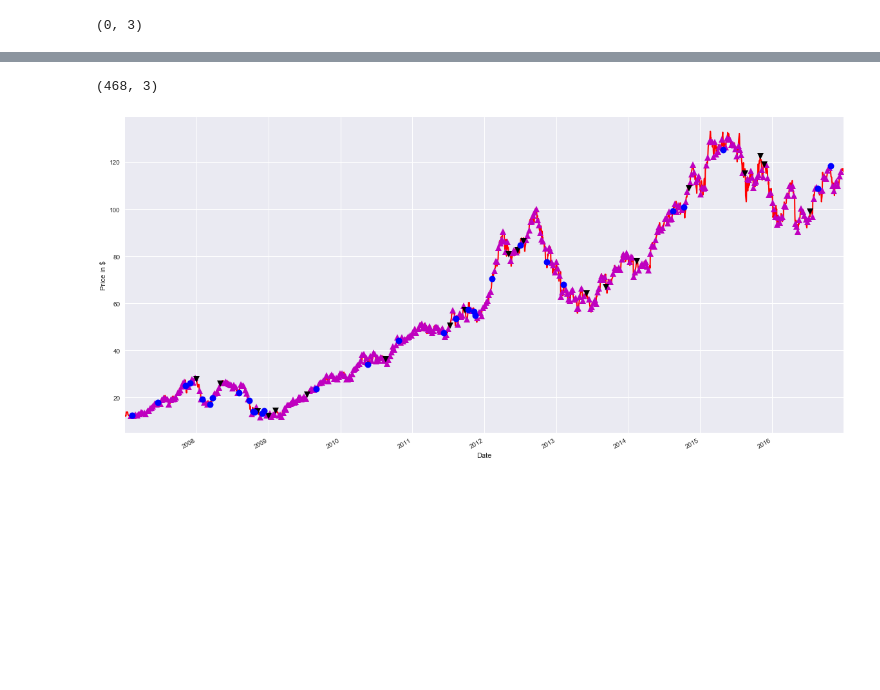
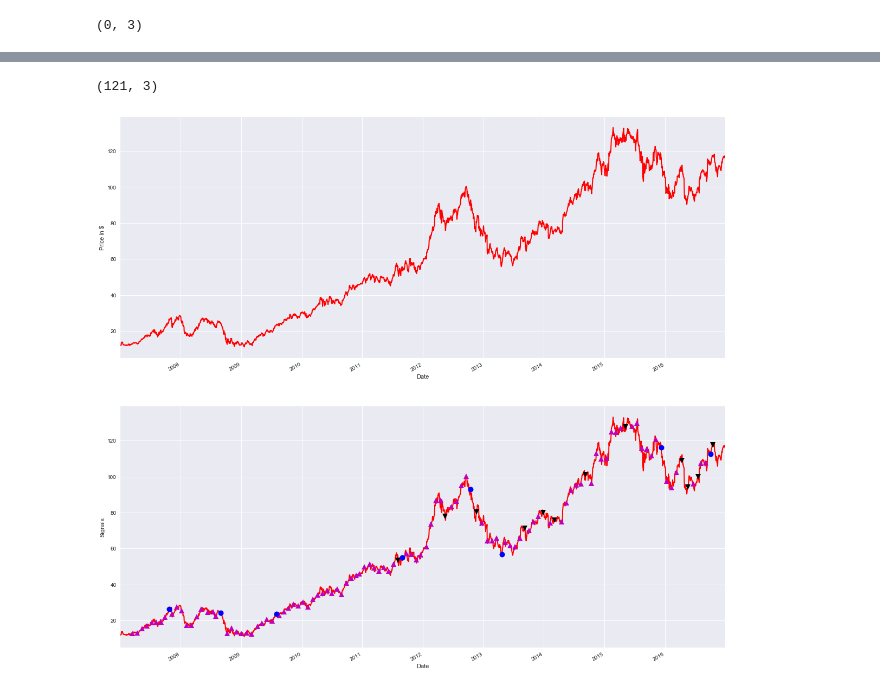
Before and after one commit to minimalgeek/DeepLearning, a Jupyter notebook: Stock/02_deep_q_network.ipynb, the cells around one changed output, grey strips where cells are left out. Cells and saved outputs as stored; diff of their text form; code cells hidden in the pictures; blank space fills up the shorter version.

```diff
--- a/Stock/02_deep_q_network.ipynb
+++ b/Stock/02_deep_q_network.ipynb
@@ -28,15 +28,15 @@ SKIP = 'skip'
 
 class Environment:
 
-    min_days_to_hold = 5
-    max_days_to_hold = 10
+    min_days_to_hold = 10
+    max_days_to_hold = 30
 
     def __init__(self,
                  ticker,
                  initial_deposit = 100000,
                  from_date = datetime.datetime(2007, 1, 1),
                  to_date = datetime.datetime(2017, 1, 1),
-                 window = 20):
+                 window = 50):
         self.initial_deposit = initial_deposit
         self.window = window
         self.data = pdr.get_data_google(ticker, from_date, to_date)
@@ -46,7 +46,7 @@ class Environment:
         actions = np.array([BUY, SELL, SKIP])
         days_to_holds = np.arange(Environment.min_days_to_hold,
                                   Environment.max_days_to_hold + 1,
-                                  1)
+                                  2)
 
         self.action_space = [Action(act, days, 3) for act in actions for days in days_to_holds]
         self.reset()
@@ -128,8 +128,9 @@ class Agent:
     def _build_model(self):
         # Neural Net for Deep-Q learning Model
         model = Sequential()
+        model.add(Dense(48, input_dim=self.state_size, activation='relu'))
         model.add(Dense(36, input_dim=self.state_size, activation='relu'))
-        model.add(Dense(18, activation='relu'))
+        model.add(Dense(24, activation='relu'))
         model.add(Dense(self.action_size, activation='linear'))
         model.compile(loss=mean_squared_error,
                       optimizer=Adam(lr=self.learning_rate))
@@ -254,7 +255,7 @@ Date: 2016-12-16 00:00:00 => Action: buy => Reward: 0.3200000000000074
 # %%
 signals.shape
 # %% [output]
-(468, 3)
+(121, 3)
 # %%
 signals_df = pd.DataFrame(signals)
 # %%
@@ -264,28 +265,29 @@ import matplotlib.pyplot as plt
 import seaborn as sns
 %matplotlib inline
 # %%
-fig = plt.figure(figsize=(20,10))
+fig = plt.figure(figsize=(20,20))
 
-# Add a subplot and label for y-axis
-ax1 = fig.add_subplot(111,  ylabel='Price in $')
+ax1 = fig.add_subplot(211,  ylabel='Price in $')
+ax2 = fig.add_subplot(212,  ylabel='Signals')
 
 # Plot the closing price
 env.data['Close'].plot(ax=ax1, color='r', lw=2.)
+env.data['Close'].plot(ax=ax2, color='r', lw=2.)
 
 # Plot the buy signals
-ax1.plot(signals_df.loc[signals_df[1] == 'buy'].index,
+ax2.plot(signals_df.loc[signals_df[1] == 'buy'].index,
          signals_df.loc[signals_df[1] == 'buy'][2],
          '^', markersize=10, color='m')
 
-ax1.plot(signals_df.loc[signals_df[1] == 'sell'].index,
+ax2.plot(signals_df.loc[signals_df[1] == 'sell'].index,
          signals_df.loc[signals_df[1] == 'sell'][2],
          'v', markersize=10, color='k')
 
-ax1.plot(signals_df.loc[signals_df[1] == 'skip'].index,
+ax2.plot(signals_df.loc[signals_df[1] == 'skip'].index,
          signals_df.loc[signals_df[1] == 'skip'][2],
          'o', markersize=10, color='b')
 
 # Show the plot
 plt.show()
 # %% [output]
-[figure, old version]
+[figure, new version]
```
Also changed, not shown: parts of 4 cells of this notebook, 1 other file.
